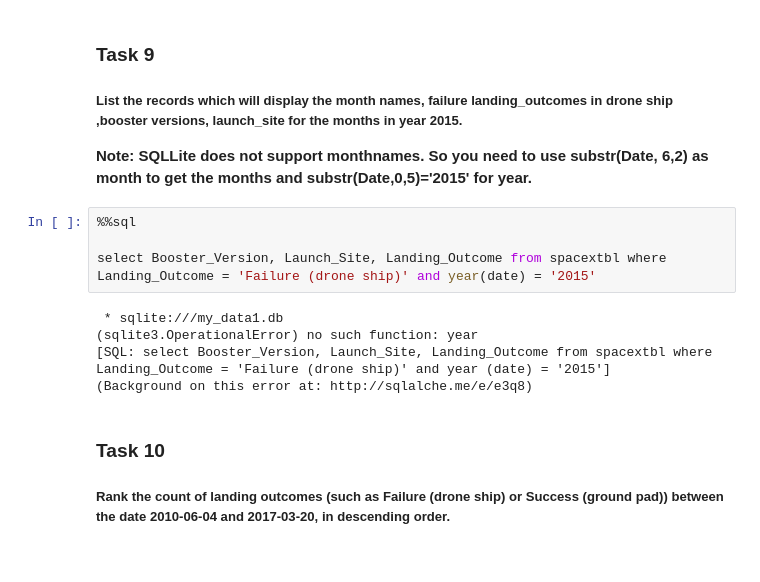
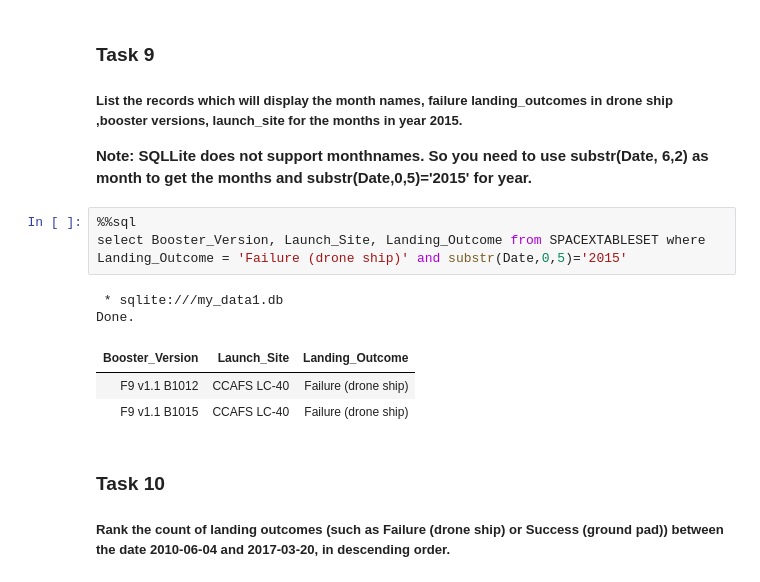
Before and after one commit to JoeBloggs-hub/testrepo, a Jupyter notebook: Week 2 eda-sql-coursera_sqllite.ipynb, the cells around one changed output. Cells and saved outputs as stored; diff of their text form.

```diff
--- a/Week 2 eda-sql-coursera_sqllite.ipynb
+++ b/Week 2 eda-sql-coursera_sqllite.ipynb
@@ -253,13 +252,13 @@ Done.
 **Note: SQLLite does not support monthnames. So you need to use  substr(Date, 6,2) as month to get the months and substr(Date,0,5)='2015' for year.**
 # %%
 %%sql
-
-select Booster_Version, Launch_Site, Landing_Outcome from spacextbl where Landing_Outcome = 'Failure (drone ship)' and year(date) = '2015'
+select Booster_Version, Launch_Site, Landing_Outcome from SPACEXTABLESET where Landing_Outcome = 'Failure (drone ship)' and substr(Date,0,5)='2015'
 # %% [output]
  * sqlite:///my_data1.db
-(sqlite3.OperationalError) no such function: year
-[SQL: select Booster_Version, Launch_Site, Landing_Outcome from spacextbl where Landing_Outcome = 'Failure (drone ship)' and year (date) = '2015']
-(Background on this error at: http://sqlalche.me/e/e3q8)
+Done.
+| Booster_Version | Launch_Site | Landing_Outcome |
+| F9 v1.1 B1012 | CCAFS LC-40 | Failure (drone ship) |
+| F9 v1.1 B1015 | CCAFS LC-40 | Failure (drone ship) |
 # %% [markdown]
 ### Task 10
 
```
Also changed, not shown: parts of 12 cells of this notebook, 1 other file.
